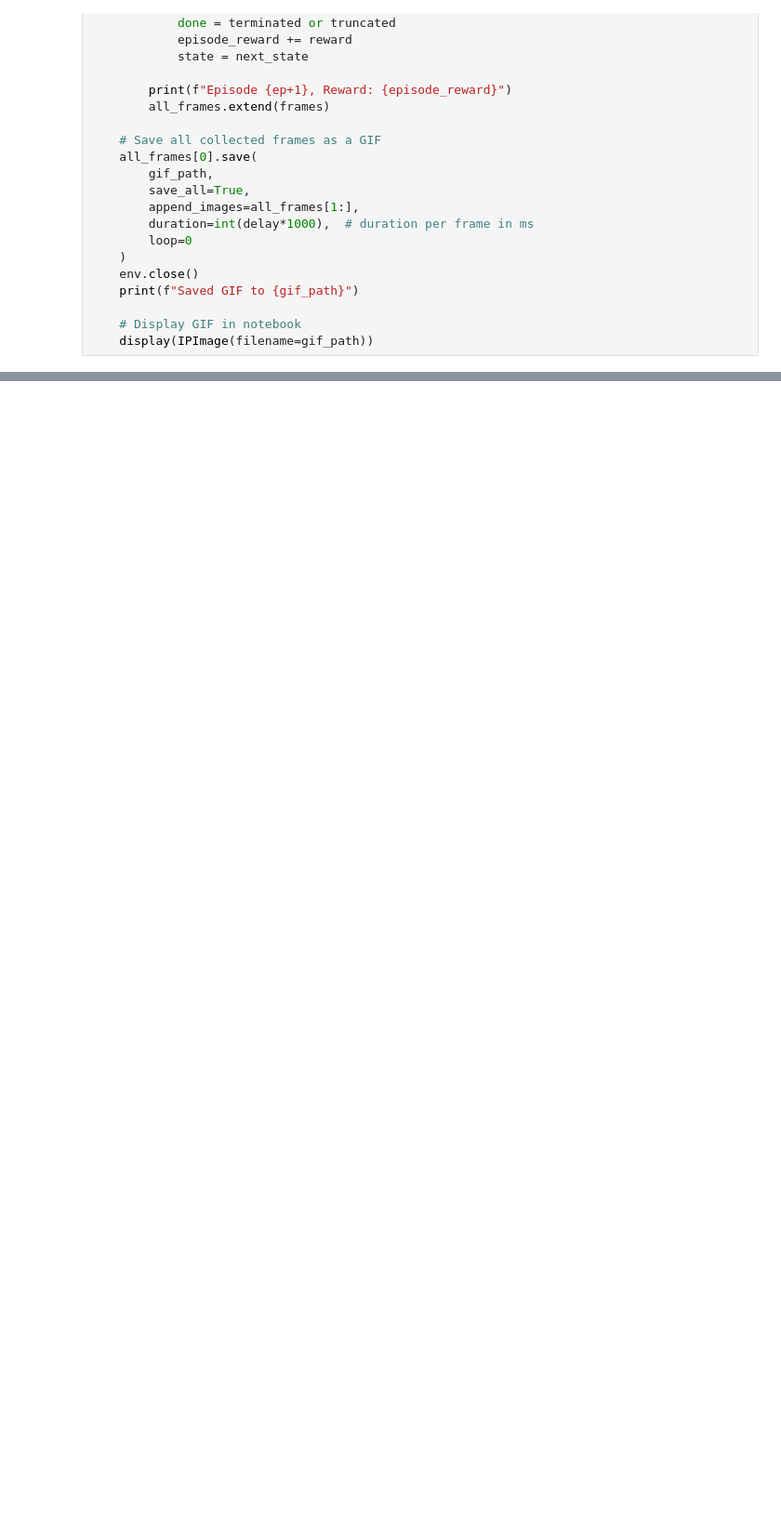
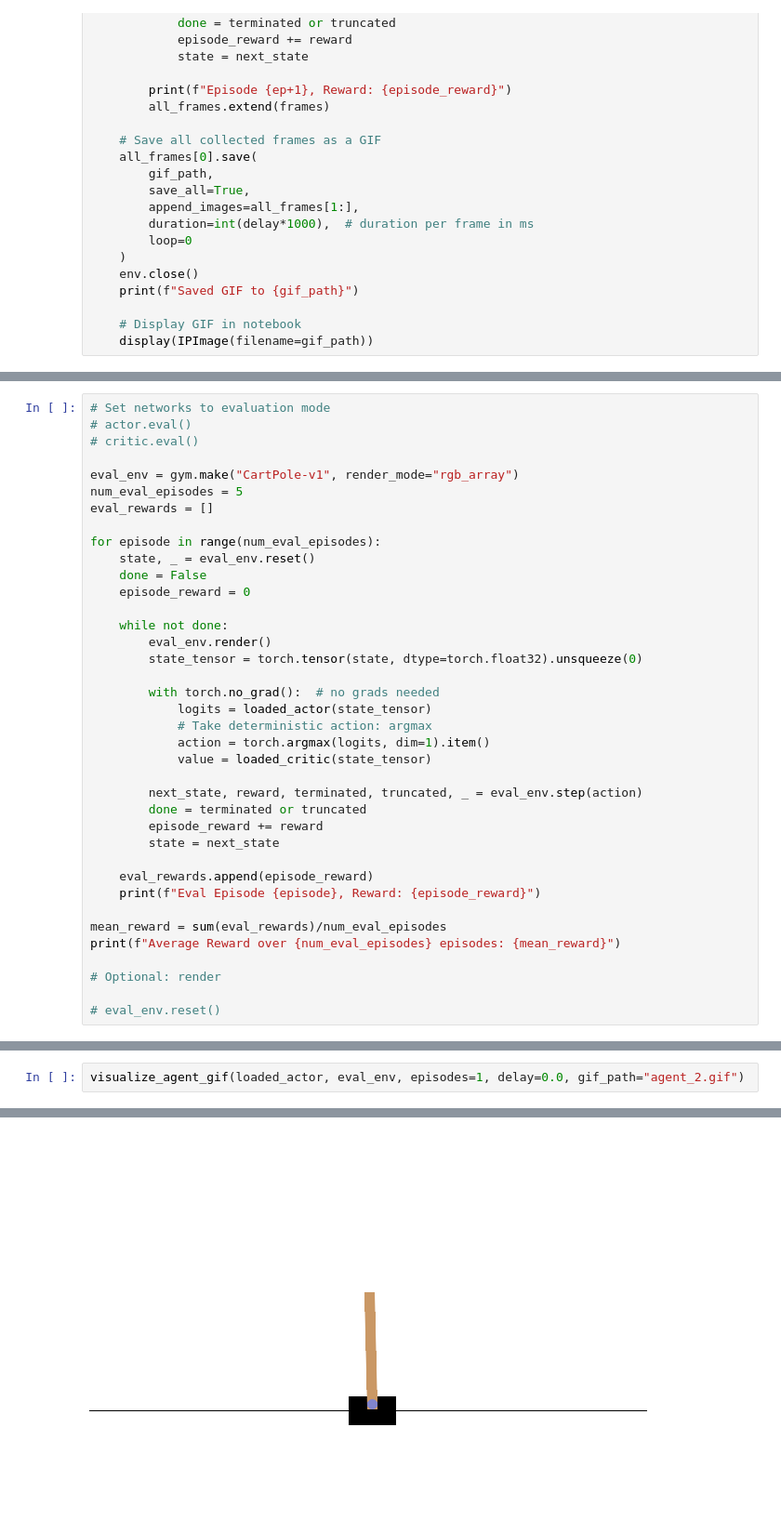
Before and after one commit to LearnerBob123/rl-from-scratch, a Jupyter notebook: Actor Critic methods/AC2/CartPoleAC2.ipynb, the cells around one changed output, grey strips where cells are left out. Shown at 93% size. Saved outputs shown, nothing was run; the diff lists cells and outputs as text; blank space fills up the shorter version.

```diff
--- a/Actor Critic methods/AC2/CartPoleAC2.ipynb
+++ b/Actor Critic methods/AC2/CartPoleAC2.ipynb
@@ -460,0 +627,38 @@ writer.close()
+# %%
+# Set networks to evaluation mode
+# actor.eval()
+# critic.eval()
+
+eval_env = gym.make("CartPole-v1", render_mode="rgb_array")
+num_eval_episodes = 5
+eval_rewards = []
+
+for episode in range(num_eval_episodes):
+    state, _ = eval_env.reset()
+    done = False
+    episode_reward = 0
+
+    while not done:
+        eval_env.render()
+        state_tensor = torch.tensor(state, dtype=torch.float32).unsqueeze(0)
+
+        with torch.no_grad():  # no grads needed
+            logits = loaded_actor(state_tensor)
+            # Take deterministic action: argmax
+            action = torch.argmax(logits, dim=1).item()
+            value = loaded_critic(state_tensor)
+
+        next_state, reward, terminated, truncated, _ = eval_env.step(action)
+        done = terminated or truncated
+        episode_reward += reward
+        state = next_state
+
+    eval_rewards.append(episode_reward)
+    print(f"Eval Episode {episode}, Reward: {episode_reward}")
+
+mean_reward = sum(eval_rewards)/num_eval_episodes
+print(f"Average Reward over {num_eval_episodes} episodes: {mean_reward}")
+
+# Optional: render
+
+# eval_env.reset()
@@ -460,0 +672,3 @@ writer.close()
+# %%
+visualize_agent_gif(loaded_actor, eval_env, episodes=1, delay=0.0, gif_path="agent_2.gif")
+# %% [output]
@@ -460,0 +677 @@ writer.close()
+[figure, added]
```
Also changed, not shown: parts of 16 cells of this notebook, 1 other file.
